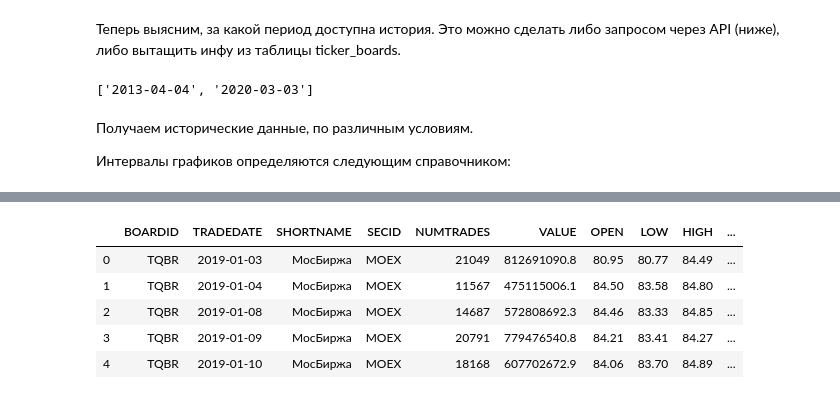
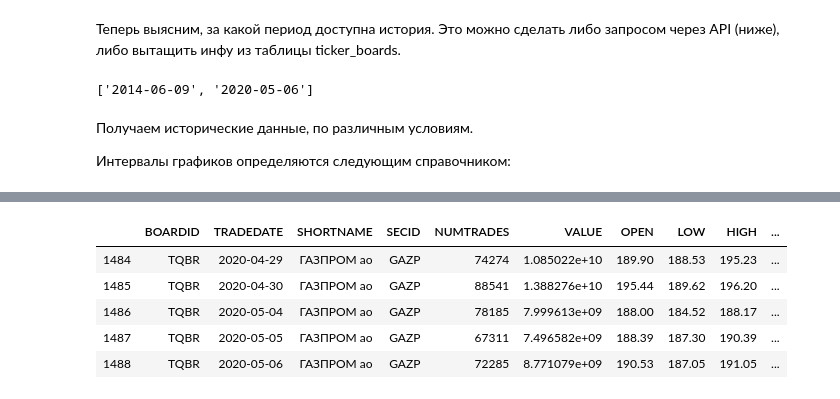
Before and after one commit to inikishin/Pandora, a Jupyter notebook: Notebooks/MOEX API.ipynb, the cells around one changed output, grey strips where cells are left out. Cells and saved outputs as stored; diff of their text form; code cells hidden in the pictures.

```diff
--- a/Notebooks/MOEX API.ipynb
+++ b/Notebooks/MOEX API.ipynb
@@ -337,8 +337,9 @@ boards
 # %% [markdown]
 Получим спецификацию по инструменту. Попробуем два тикера: Газпром и Индекс московской фондовой биржи.
 # %%
-ticker = 'MOEX'
-#ticker = 'GAZP'
+#ticker = 'MOEX'
+ticker = 'GAZP'
+#ticker = 'SBER'
 
 response = requests.get(url_prefix + '/iss/securities/'+ ticker + '.json')
 data = json.loads(response.text)['description']['data']
@@ -347,5 +348,5 @@ ticker_description = pd.DataFrame(data=json.loads(response.text)['description'][
                                   columns=json.loads(response.text)['description']['columns'])
 ticker_boards = pd.DataFrame(data=json.loads(response.text)['boards']['data'],
                              columns=json.loads(response.text)['boards']['columns'])
-ticker_boards.head(20)
+ticker_description.head(20)
 # %% [output]
@@ -384,8 +406,10 @@ response = requests.get(url_prefix +
                         '/securities/' + ticker +
                         '/dates.json')
 print(json.loads(response.text)['dates']['data'][0])
+from_date = json.loads(response.text)['dates']['data'][0][0]
+till_date = json.loads(response.text)['dates']['data'][0][1]
 # %% [output]
-['2013-04-04', '2020-03-03']
+['2014-06-09', '2020-05-06']
 # %% [markdown]
 Получаем исторические данные, по различным условиям.
 
@@ -402,8 +426,8 @@ print(json.loads(response.text)['dates']['data'][0])
 
 from datetime import datetime
 
-params = {'from': '2019-01-01',
-         'till': '2020-02-29',
+params = {'from': from_date,
+         'till': till_date,
          'interval': '24',
          'start': '0'}
 response = requests.get(url_prefix +
@@ -419,8 +443,8 @@ s=0
 
 print(datetime.now())
 while len(data)>0:
-    params = {'from': '2019-01-01',
-             'till': '2020-02-29',
+    params = {'from': from_date,
+             'till': till_date,
              'interval': '24',
              'start': str(s)}
     response = requests.get(url_prefix +
@@ -439,5 +463,5 @@ while len(data)>0:
 history_data['TRADEDATE'] = pd.to_datetime(history_data.TRADEDATE)
 history_data.reset_index(inplace=True)
 history_data.drop('index', axis=1, inplace=True)
-history_data.head()
+history_data.tail()
 # %% [output]
@@ -449,7 +485,7 @@ history_data.head()
 |  | BOARDID | TRADEDATE | SHORTNAME | SECID | NUMTRADES | VALUE | OPEN | LOW | HIGH | ... |
-| 0 | TQBR | 2019-01-03 | МосБиржа | MOEX | 21049 | 812691090.8 | 80.95 | 80.77 | 84.49 | ... |
-| 1 | TQBR | 2019-01-04 | МосБиржа | MOEX | 11567 | 475115006.1 | 84.50 | 83.58 | 84.80 | ... |
-| 2 | TQBR | 2019-01-08 | МосБиржа | MOEX | 14687 | 572808692.3 | 84.46 | 83.33 | 84.85 | ... |
-| 3 | TQBR | 2019-01-09 | МосБиржа | MOEX | 20791 | 779476540.8 | 84.21 | 83.41 | 84.27 | ... |
-| 4 | TQBR | 2019-01-10 | МосБиржа | MOEX | 18168 | 607702672.9 | 84.06 | 83.70 | 84.89 | ... |
+| 1484 | TQBR | 2020-04-29 | ГАЗПРОМ ао | GAZP | 74274 | 1.085022e+10 | 189.90 | 188.53 | 195.23 | ... |
+| 1485 | TQBR | 2020-04-30 | ГАЗПРОМ ао | GAZP | 88541 | 1.388276e+10 | 195.44 | 189.62 | 196.20 | ... |
+| 1486 | TQBR | 2020-05-04 | ГАЗПРОМ ао | GAZP | 78185 | 7.999613e+09 | 188.00 | 184.52 | 188.17 | ... |
+| 1487 | TQBR | 2020-05-05 | ГАЗПРОМ ао | GAZP | 67311 | 7.496582e+09 | 188.39 | 187.30 | 190.39 | ... |
+| 1488 | TQBR | 2020-05-06 | ГАЗПРОМ ао | GAZP | 72285 | 8.771079e+09 | 190.53 | 187.05 | 191.05 | ... |
 # %%
```
Also changed, not shown: parts of 5 cells of this notebook, 3 other files.
